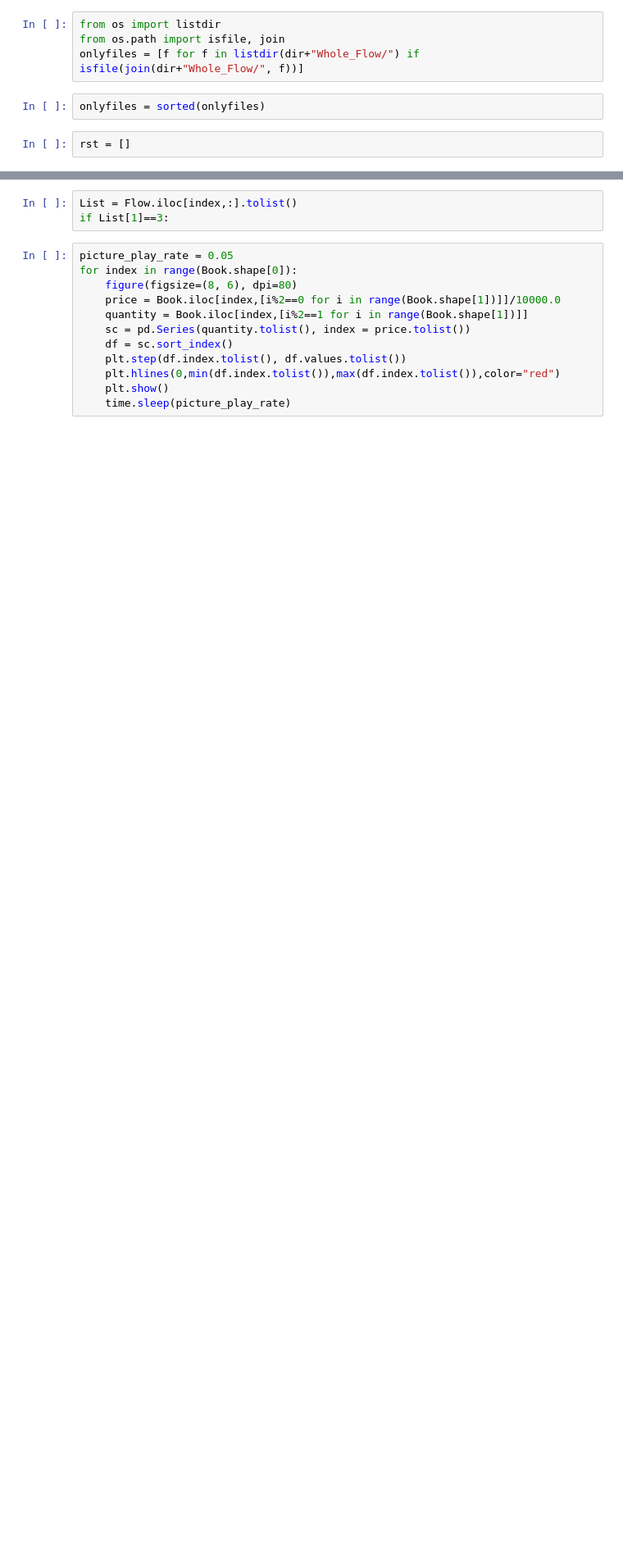
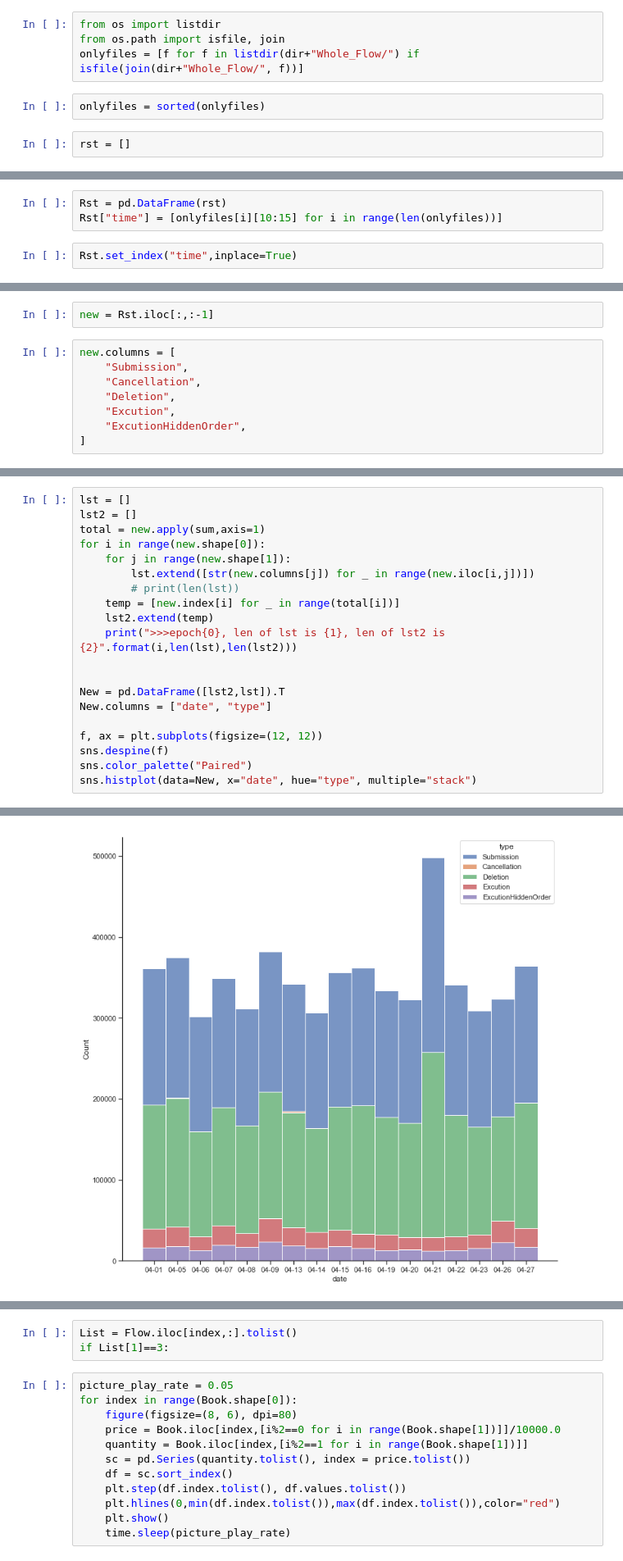
Before and after one commit to KangOxford/AlphaTrade, a Jupyter notebook: OrderDataConvertion.ipynb, the cells around one changed output, grey strips where cells are left out. Shown: that part at 82% size. Cells and saved outputs as stored; diff of their text form; blank space fills up the shorter version.

```diff
--- a/OrderDataConvertion.ipynb
+++ b/OrderDataConvertion.ipynb
@@ -89,0 +44,5 @@ for item in groupped:
+# %%
+Rst = pd.DataFrame(rst)
+Rst["time"] = [onlyfiles[i][10:15] for i in range(len(onlyfiles))]
+# %%
+Rst.set_index("time",inplace=True)
@@ -89,0 +120,10 @@ for item in groupped:
+# %%
+new = Rst.iloc[:,:-1]
+# %%
+new.columns = [
+    "Submission",
+    "Cancellation",
+    "Deletion",
+    "Excution",
+    "ExcutionHiddenOrder",
+]
@@ -89,0 +152,21 @@ for item in groupped:
+# %%
+lst = []
+lst2 = []
+total = new.apply(sum,axis=1)
+for i in range(new.shape[0]):
+    for j in range(new.shape[1]):
+        lst.extend([str(new.columns[j]) for _ in range(new.iloc[i,j])])
+        # print(len(lst))
+    temp = [new.index[i] for _ in range(total[i])]
+    lst2.extend(temp)
+    print(">>>epoch{0}, len of lst is {1}, len of lst2 is {2}".format(i,len(lst),len(lst2)))
+
+
+New = pd.DataFrame([lst2,lst]).T
+New.columns = ["date", "type"]
+
+f, ax = plt.subplots(figsize=(12, 12))
+sns.despine(f)
+sns.color_palette("Paired")
+sns.histplot(data=New, x="date", hue="type", multiple="stack")
+# %% [output]
@@ -89,0 +191 @@ for item in groupped:
+[figure, added]
```
Also changed, not shown: parts of 16 cells of this notebook, 3 other files.
